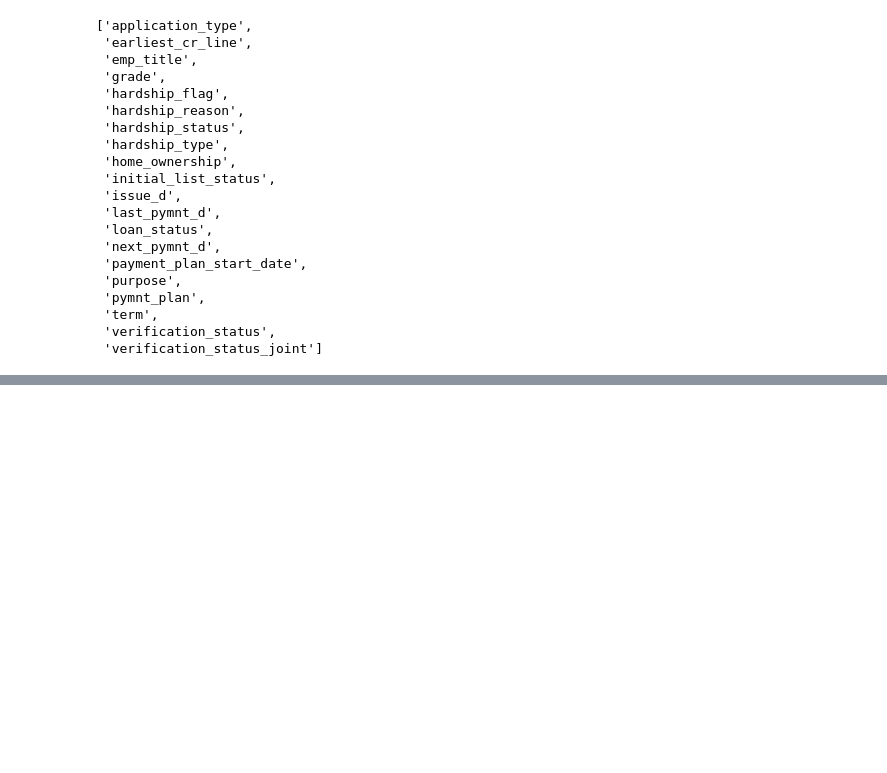
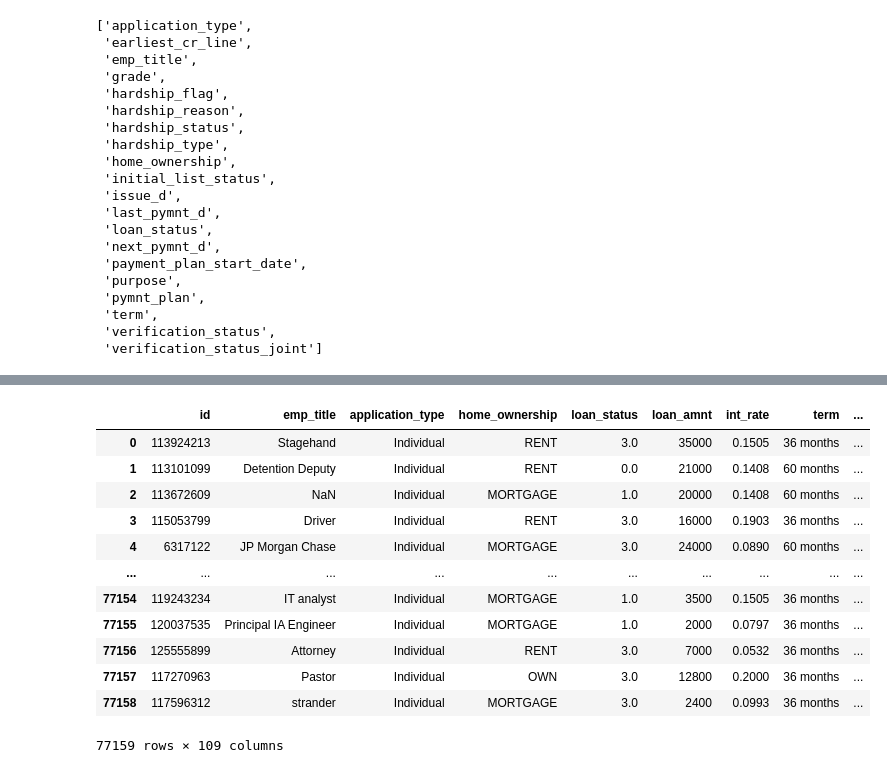
Before and after one commit to benafshapostwala/Data_Mining_CW, a Jupyter notebook: Data_Mining_CW2.ipynb, the cells around one changed output, grey strips where cells are left out. Saved outputs shown, nothing was run; the diff lists cells and outputs as text; code cells hidden in the pictures; blank space fills up the shorter version.

```diff
--- a/Data_Mining_CW2.ipynb
+++ b/Data_Mining_CW2.ipynb
@@ -68,0 +103,21 @@ Categorical_variables
+# %%
+from sklearn.preprocessing import OrdinalEncoder
+
+ord_enc = OrdinalEncoder()
+lending_data["loan_status"] = ord_enc.fit_transform(lending_data[["loan_status"]])
+lending_data[["loan_stat_code", "loan_status"]].head(50)
+lending_data
+# %% [output]
+|  | id | emp_title | application_type | home_ownership | loan_status | loan_amnt | int_rate | term | ... |
+| 0 | 113924213 | Stagehand | Individual | RENT | 3.0 | 35000 | 0.1505 | 36 months | ... |
+| 1 | 113101099 | Detention Deputy | Individual | RENT | 0.0 | 21000 | 0.1408 | 60 months | ... |
+| 2 | 113672609 | NaN | Individual | MORTGAGE | 1.0 | 20000 | 0.1408 | 60 months | ... |
+| 3 | 115053799 | Driver | Individual | RENT | 3.0 | 16000 | 0.1903 | 36 months | ... |
+| 4 | 6317122 | JP Morgan Chase | Individual | MORTGAGE | 3.0 | 24000 | 0.0890 | 60 months | ... |
+| ... | ... | ... | ... | ... | ... | ... | ... | ... | ... |
+| 77154 | 119243234 | IT analyst | Individual | MORTGAGE | 1.0 | 3500 | 0.1505 | 36 months | ... |
+| 77155 | 120037535 | Principal IA Engineer | Individual | MORTGAGE | 1.0 | 2000 | 0.0797 | 36 months | ... |
+| 77156 | 125555899 | Attorney | Individual | RENT | 3.0 | 7000 | 0.0532 | 36 months | ... |
+| 77157 | 117270963 | Pastor | Individual | OWN | 3.0 | 12800 | 0.2000 | 36 months | ... |
+| 77158 | 117596312 | strander | Individual | MORTGAGE | 3.0 | 2400 | 0.0993 | 36 months | ... |
+77159 rows × 109 columns
```
Also changed, not shown: parts of 3 cells of this notebook.
